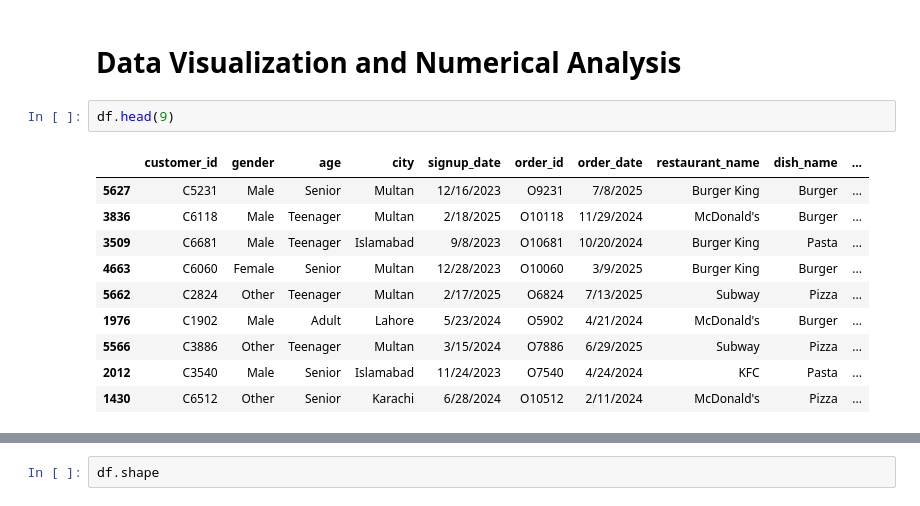
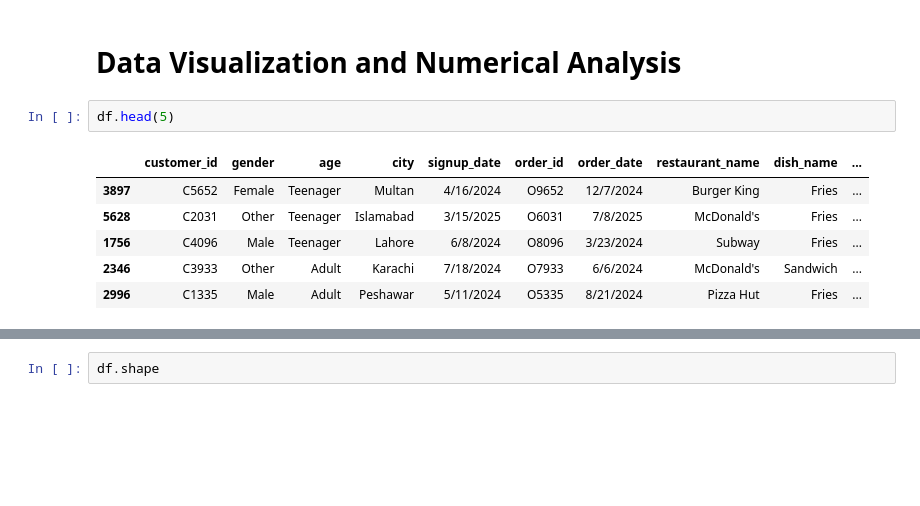
Before and after one commit to YesuDesu21/Foodpanda-Churn-Detection, a Jupyter notebook: notebooks/explanatory_data_analysis.ipynb, the cells around one changed output, grey strips where cells are left out. Drawn from its saved outputs; the diff is of its cells as text; blank space fills up the shorter version.

```diff
--- a/notebooks/explanatory_data_analysis.ipynb
+++ b/notebooks/explanatory_data_analysis.ipynb
@@ -12,18 +12,14 @@ df = pd.read_pickle('../data/processed/train.pkl')
 # %% [markdown]
 # Data Visualization and Numerical Analysis
 # %%
-df.head(9)
+df.head(5)
 # %% [output]
 |  | customer_id | gender | age | city | signup_date | order_id | order_date | restaurant_name | dish_name | ... |
-| 5627 | C5231 | Male | Senior | Multan | 12/16/2023 | O9231 | 7/8/2025 | Burger King | Burger | ... |
-| 3836 | C6118 | Male | Teenager | Multan | 2/18/2025 | O10118 | 11/29/2024 | McDonald's | Burger | ... |
-| 3509 | C6681 | Male | Teenager | Islamabad | 9/8/2023 | O10681 | 10/20/2024 | Burger King | Pasta | ... |
-| 4663 | C6060 | Female | Senior | Multan | 12/28/2023 | O10060 | 3/9/2025 | Burger King | Burger | ... |
-| 5662 | C2824 | Other | Teenager | Multan | 2/17/2025 | O6824 | 7/13/2025 | Subway | Pizza | ... |
-| 1976 | C1902 | Male | Adult | Lahore | 5/23/2024 | O5902 | 4/21/2024 | McDonald's | Burger | ... |
-| 5566 | C3886 | Other | Teenager | Multan | 3/15/2024 | O7886 | 6/29/2025 | Subway | Pizza | ... |
-| 2012 | C3540 | Male | Senior | Islamabad | 11/24/2023 | O7540 | 4/24/2024 | KFC | Pasta | ... |
-| 1430 | C6512 | Other | Senior | Karachi | 6/28/2024 | O10512 | 2/11/2024 | McDonald's | Pizza | ... |
+| 3897 | C5652 | Female | Teenager | Multan | 4/16/2024 | O9652 | 12/7/2024 | Burger King | Fries | ... |
+| 5628 | C2031 | Other | Teenager | Islamabad | 3/15/2025 | O6031 | 7/8/2025 | McDonald's | Fries | ... |
+| 1756 | C4096 | Male | Teenager | Lahore | 6/8/2024 | O8096 | 3/23/2024 | Subway | Fries | ... |
+| 2346 | C3933 | Other | Adult | Karachi | 7/18/2024 | O7933 | 6/6/2024 | McDonald's | Sandwich | ... |
+| 2996 | C1335 | Male | Adult | Peshawar | 5/11/2024 | O5335 | 8/21/2024 | Pizza Hut | Fries | ... |
 # %%
 df.describe()
 # %% [output]
```
Also changed, not shown: parts of 9 cells of this notebook, 6 other files.
